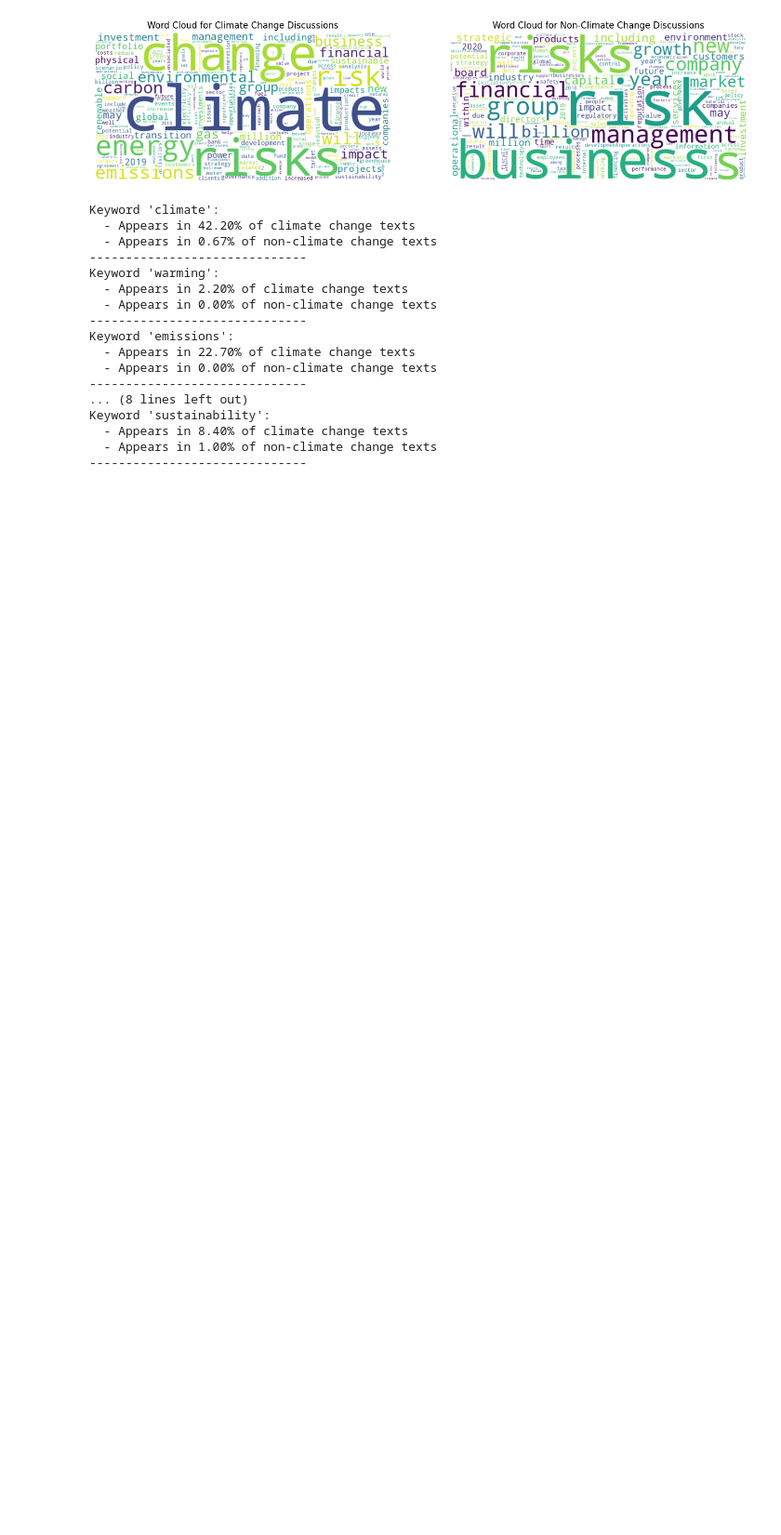
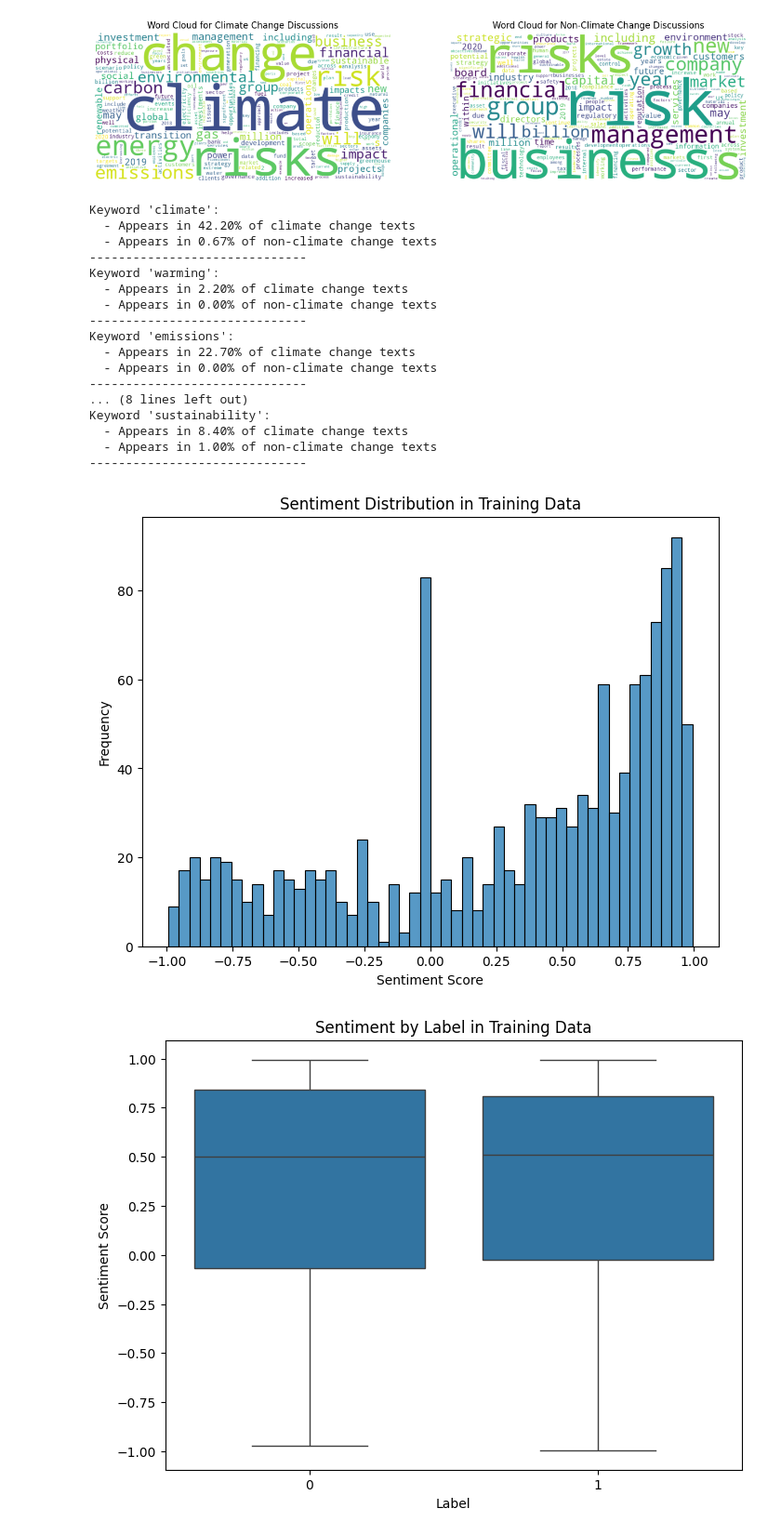
Before and after one commit to harsha5428/LLM, a Jupyter notebook: Assign3_final.ipynb, the cells around one changed output. Shown at 93% size. Drawn from its saved outputs; the diff is of its cells as text; code cells hidden in the pictures; blank space fills up the shorter version.

Commit message:
SENTIMENT DISTRIBUTION IN THE train data set

```diff
--- a/Assign3_final.ipynb
+++ b/Assign3_final.ipynb
@@ -145,6 +146,27 @@ class ClimateSentimentAnalysis:
             print(f"  - Appears in {climate_percentage:.2f}% of climate change texts")
             print(f"  - Appears in {non_climate_percentage:.2f}% of non-climate change texts")
             print("-" * 30)
+
+    def sentiment_analysis(self):
+        analyzer = SentimentIntensityAnalyzer()
+        self.train_df['sentiment'] = self.train_df['text'].apply(lambda x: analyzer.polarity_scores(x)['compound'])
+        self.test_df['sentiment'] = self.test_df['text'].apply(lambda x: analyzer.polarity_scores(x)['compound'])
+
+        # Sentiment Distribution
+        plt.figure(figsize=(8, 6))
+        sns.histplot(self.train_df['sentiment'], bins=50)
+        plt.title("Sentiment Distribution in Training Data")
+        plt.xlabel("Sentiment Score")
+        plt.ylabel("Frequency")
+        plt.show()
+
+        # Correlate sentiment with labels
+        plt.figure(figsize=(8, 6))
+        sns.boxplot(x='label', y='sentiment', data=self.train_df)
+        plt.title("Sentiment by Label in Training Data")
+        plt.xlabel("Label")
+        plt.ylabel("Sentiment Score")
+        plt.show()
 # %%
 analysis = ClimateSentimentAnalysis(model_directory='/saved_model')
 # %% [output]
@@ -190,3 +212,8 @@ Keyword 'sustainability':
   - Appears in 8.40% of climate change texts
   - Appears in 1.00% of non-climate change texts
 ------------------------------
+# %%
+analysis.sentiment_analysis()
+# %% [output]
+[figure, added]
+[figure, added]
```
Also changed, not shown: parts of 1 cell of this notebook.
